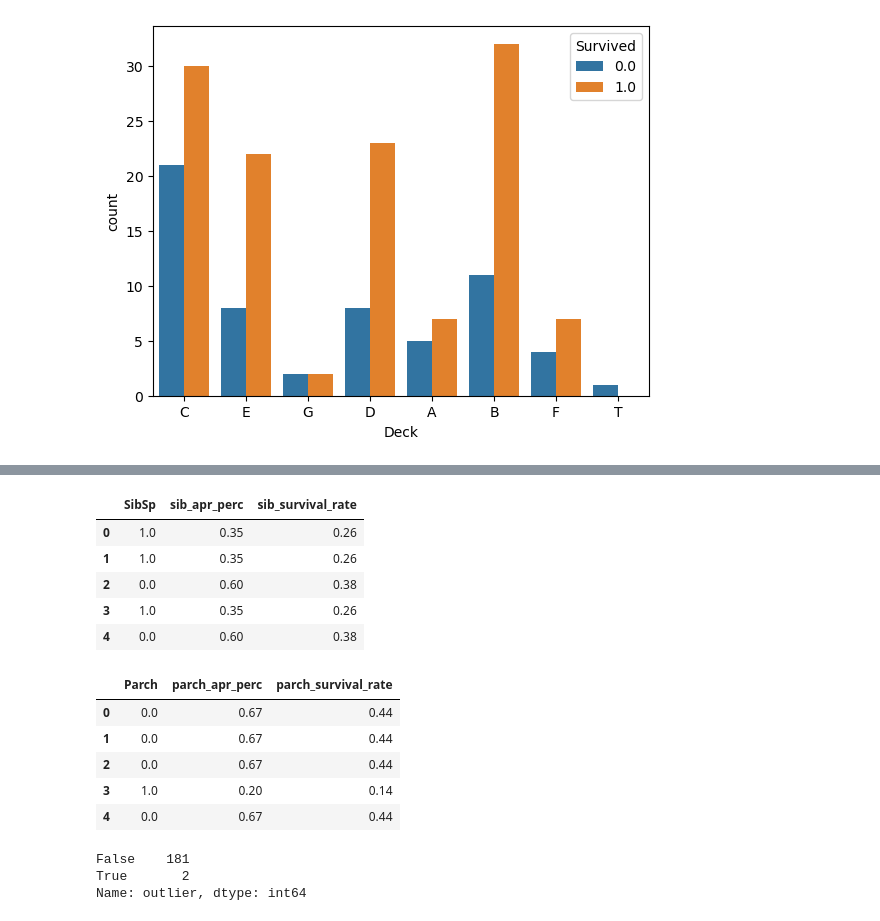
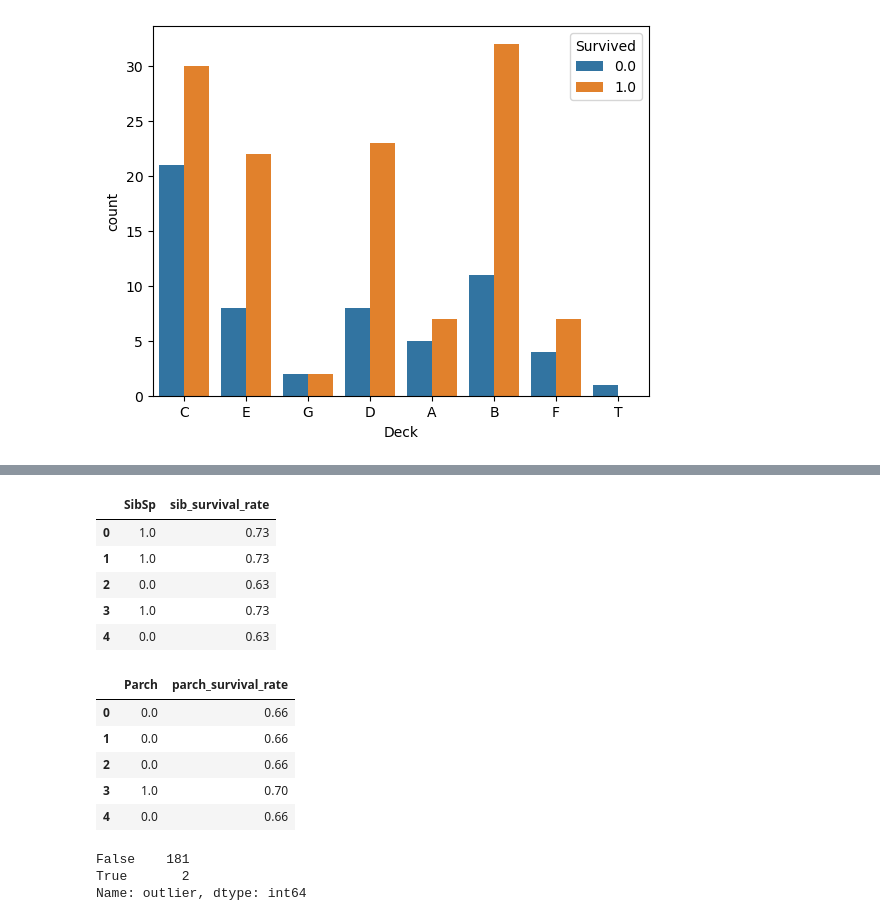
Before and after one commit to sagi778/Titanic_kaggle, a Jupyter notebook: titanic_model_training.ipynb, the cells around one changed output, grey strips where cells are left out. Cells and saved outputs as stored; diff of their text form; code cells hidden in the pictures.

```diff
--- a/titanic_model_training.ipynb
+++ b/titanic_model_training.ipynb
@@ -133,5 +132,4 @@ df[['Deck','deck_apr_perc','deck_survival_rate']].head()
 # %%
-df['num_apr_perc'] = [np.round(len(df[df.Num==item])/len(df),2) for item in df.Num]
-df['num_survival_rate'] = [np.round(len(df[(df.Num==item)&(df.Survived==1)])/len(df),2) for item in df.Num]
-df[['Num','num_apr_perc','num_survival_rate']].head()
+df['num_survival_rate'] = [np.round(len(df[(df.Num==item)&(df.Survived==1)])/len(df[df.Num==item]),2) if len(df[df.Num==item]) > 0 else None for item in df.Num]
+df[['Num','num_survival_rate']].head()
 # %% [output]
@@ -144,9 +142,7 @@ df[['Num','num_apr_perc','num_survival_rate']].head()
+# %%
+df.loc[df['num_survival_rate'].isna(),'num_survival_rate'] = df['num_survival_rate'].mean()
 # %%
-# Feature engineering - apearance percentage & survival rate for each title
-df['title'] = None
-df.title = [name[name.find(',')+1:name.find('.')] for name in df.Name]
-title_dict = df[['title','Survived']].groupby('title').count().sort_values(by='Survived')['Survived'].to_dict()
-df['title_apr_perc'] = [title_dict[df.loc[i,'title']]/len(df) for i in df.index]
-df['title_survival_rate'] = [len(df[(df.title==df.loc[i,'title'])&(df.Survived==1)])/len(df[df.title==df.loc[i,'title']]) for i in df.index]
-df[['title','title_apr_perc','title_survival_rate']]
+df['title'] = [name[name.find(',')+1:name.find('.')] for name in df.Name]
+df['title_survival_rate'] = [np.round(len(df[(df.title==item)&(df.Survived==1)])/len(df[df.title==item]),2) for item in df.title]
+df[['title','title_survival_rate']].head()
 # %% [output]
@@ -166,5 +155,4 @@ df[['title','title_apr_perc','title_survival_rate']]
 # %%
-df['emb_apr_perc'] = [np.round(len(df[df.Embarked==item])/len(df),2) for item in df.Embarked]
-df['emb_survival_rate'] = [np.round(len(df[(df.Embarked==item)&(df.Survived==1)])/len(df),2) for item in df.Embarked]
-df[['Embarked','emb_apr_perc','emb_survival_rate']].head()
+df['emb_survival_rate'] = [np.round(len(df[(df.Embarked==item)&(df.Survived==1)])/len(df[df.Embarked==item]),2) for item in df.Embarked]
+df[['Embarked','emb_survival_rate']].head()
 # %% [output]
@@ -177,25 +165,23 @@ df[['Embarked','emb_apr_perc','emb_survival_rate']].head()
 # %%
-df['sib_apr_perc'] = [np.round(len(df[df.SibSp==item])/len(df),2) for item in df.SibSp]
-df['sib_survival_rate'] = [np.round(len(df[(df.SibSp==item)&(df.Survived==1)])/len(df),2) for item in df.SibSp]
-df[['SibSp','sib_apr_perc','sib_survival_rate']].head()
+df['sib_survival_rate'] = [np.round(len(df[(df.SibSp==item)&(df.Survived==1)])/len(df[df.SibSp==item]),2) for item in df.SibSp]
+df[['SibSp','sib_survival_rate']].head()
 # %% [output]
-|  | SibSp | sib_apr_perc | sib_survival_rate |
-| 0 | 1.0 | 0.35 | 0.26 |
-| 1 | 1.0 | 0.35 | 0.26 |
-| 2 | 0.0 | 0.60 | 0.38 |
-| 3 | 1.0 | 0.35 | 0.26 |
-| 4 | 0.0 | 0.60 | 0.38 |
+|  | SibSp | sib_survival_rate |
+| 0 | 1.0 | 0.73 |
+| 1 | 1.0 | 0.73 |
+| 2 | 0.0 | 0.63 |
+| 3 | 1.0 | 0.73 |
+| 4 | 0.0 | 0.63 |
 # %%
-df['parch_apr_perc'] = [np.round(len(df[df.Parch==item])/len(df),2) for item in df.Parch]
-df['parch_survival_rate'] = [np.round(len(df[(df.Parch==item)&(df.Survived==1)])/len(df),2) for item in df.Parch]
-df[['Parch','parch_apr_perc','parch_survival_rate']].head()
+df['parch_survival_rate'] = [np.round(len(df[(df.Parch==item)&(df.Survived==1)])/len(df[df.Parch==item]),2) for item in df.Parch]
+df[['Parch','parch_survival_rate']].head()
 # %% [output]
-|  | Parch | parch_apr_perc | parch_survival_rate |
-| 0 | 0.0 | 0.67 | 0.44 |
-| 1 | 0.0 | 0.67 | 0.44 |
-| 2 | 0.0 | 0.67 | 0.44 |
-| 3 | 1.0 | 0.20 | 0.14 |
-| 4 | 0.0 | 0.67 | 0.44 |
+|  | Parch | parch_survival_rate |
+| 0 | 0.0 | 0.66 |
+| 1 | 0.0 | 0.66 |
+| 2 | 0.0 | 0.66 |
+| 3 | 1.0 | 0.70 |
+| 4 | 0.0 | 0.66 |
 # %%
 # mark outliers:
 df['outlier'] = False
```
Also changed, not shown: parts of 9 cells of this notebook.
